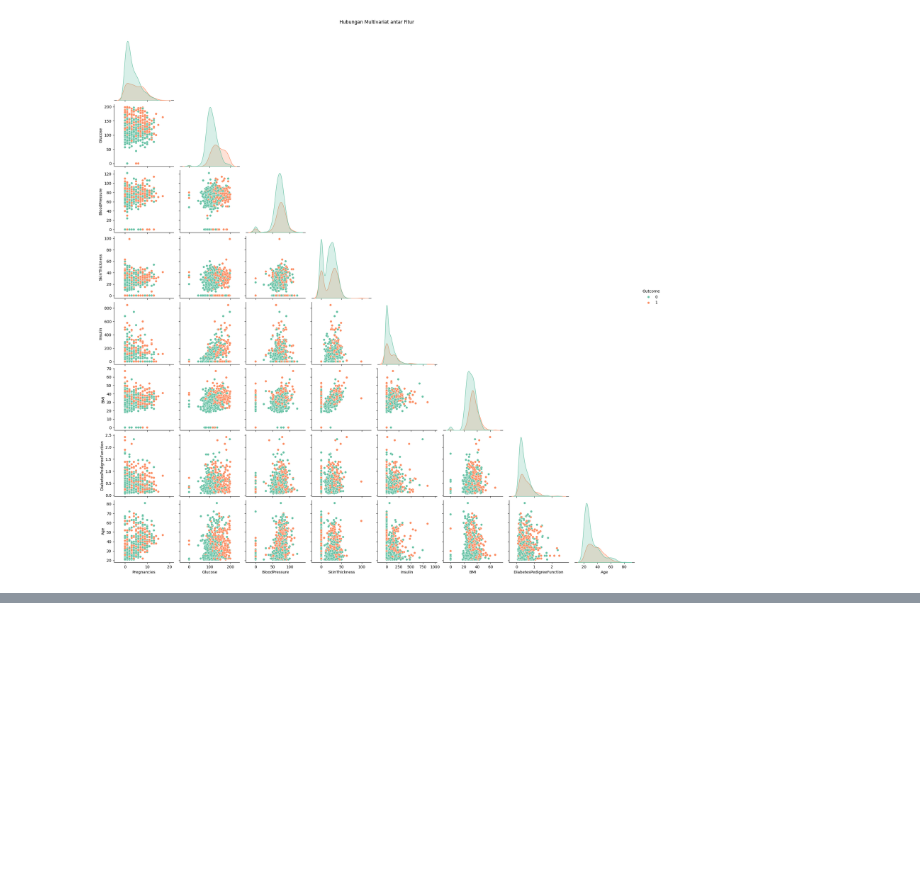
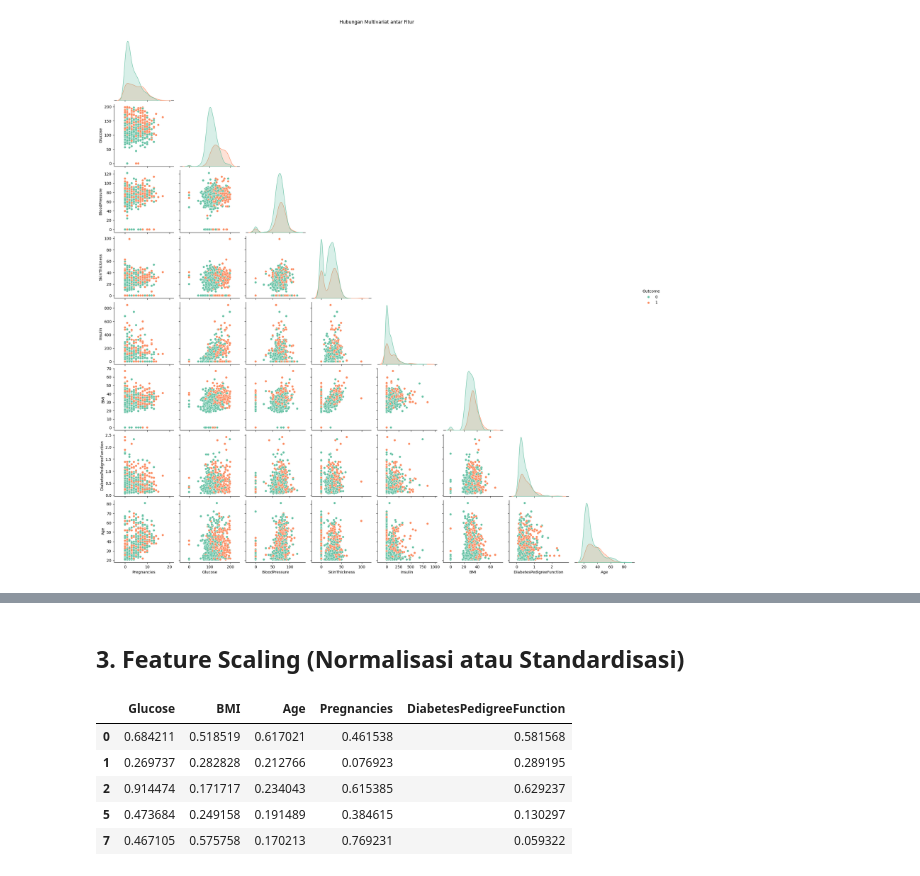
Before and after one commit to Diokta/Klasifikasi-Diabetes, a Jupyter notebook: Diabetes Classification.ipynb, the cells around one changed output, grey strips where cells are left out. Saved outputs shown, nothing was run; the diff lists cells and outputs as text; code cells hidden in the pictures; blank space fills up the shorter version.

```diff
--- a/Diabetes Classification.ipynb
+++ b/Diabetes Classification.ipynb
@@ -148,0 +160,22 @@ plt.show()
+# %%
+# Salin DataFrame asli agar tidak merusak data mentah
+df_clean = df.copy()
+
+# Daftar fitur yang mengandung nilai tidak valid (0)
+invalid_cols = ['Glucose', 'BloodPressure', 'SkinThickness', 'Insulin', 'BMI']
+
+# Ganti nilai 0 dengan NaN agar mudah diproses
+df_clean[invalid_cols] = df_clean[invalid_cols].replace(0, np.nan)
+
+# Cek jumlah NaN setelah penggantian
+print("Jumlah nilai NaN setelah penggantian nilai 0:")
+print(df_clean[invalid_cols].isnull().sum())
+
+# Imputasi menggunakan median untuk setiap kolom
+for col in invalid_cols:
+    median_value = df_clean[col].median()
+    df_clean[col] = df_clean[col].fillna(median_value)
+
+# Verifikasi tidak ada lagi nilai NaN
+print("\nCek ulang nilai NaN setelah imputasi:")
+print(df_clean[invalid_cols].isnull().sum())
@@ -148,0 +245,7 @@ plt.show()
+# %%
+# Daftar fitur terpilih dan target
+selected_features = ['Glucose', 'BMI', 'Age', 'Pregnancies', 'DiabetesPedigreeFunction']
+target = 'Outcome'
+
+# Ambil subset dari dataset hasil outlier treatment
+df_selected = df_no_outlier[selected_features + [target]]
@@ -148,0 +268,21 @@ plt.show()
+# %% [markdown]
+## 3. Feature Scaling (Normalisasi atau Standardisasi)
+# %%
+# Salin data untuk menjaga data asli
+df_scaled_minmax = df_selected.copy()
+
+# Inisialisasi MinMaxScaler
+minmax_scaler = MinMaxScaler()
+
+# Fit dan transform
+df_scaled_minmax[selected_features] = minmax_scaler.fit_transform(df_scaled_minmax[selected_features])
+
+# Tampilkan hasil
+df_scaled_minmax[selected_features].head()
+# %% [output]
+|  | Glucose | BMI | Age | Pregnancies | DiabetesPedigreeFunction |
+| 0 | 0.684211 | 0.518519 | 0.617021 | 0.461538 | 0.581568 |
+| 1 | 0.269737 | 0.282828 | 0.212766 | 0.076923 | 0.289195 |
+| 2 | 0.914474 | 0.171717 | 0.234043 | 0.615385 | 0.629237 |
+| 5 | 0.473684 | 0.249158 | 0.191489 | 0.384615 | 0.130297 |
+| 7 | 0.467105 | 0.575758 | 0.170213 | 0.769231 | 0.059322 |
```
Also changed, not shown: parts of 15 cells of this notebook, 3 other files.
